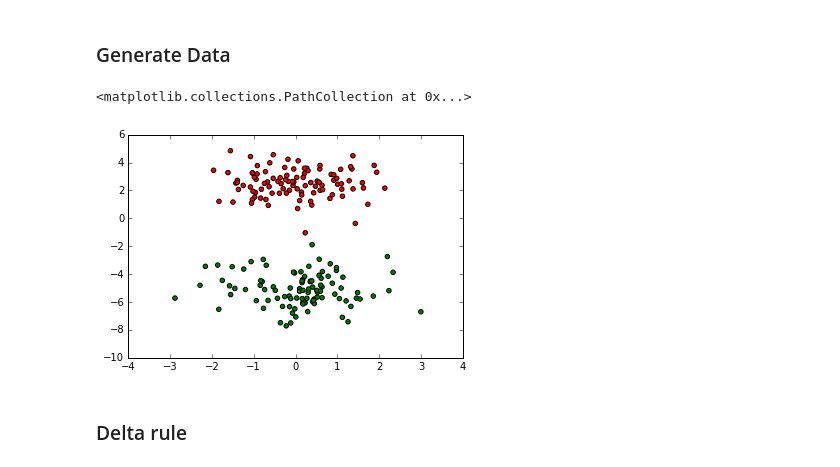
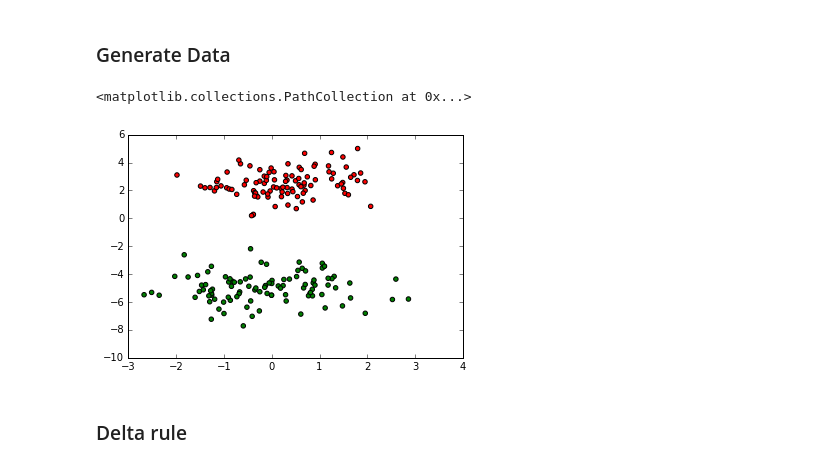
Before and after one commit to Styren/DD2437, a Jupyter notebook: Lab1.ipynb, the cells around one changed output. Drawn from its saved outputs; the diff is of its cells as text; code cells hidden in the pictures.

Commit message:
use this graph!

```diff
--- a/Lab1.ipynb
+++ b/Lab1.ipynb
@@ -111,12 +111,12 @@ def generate_super_nonlinear_data(trans = False):
         data = np.transpose(data)
     return data
 # %%
-data = generate_two_dim_data()
+data = generate_linear_data()
 colors = ['red','green']
 plt.scatter(x = data[:,0], y = data[:,1], c = data[:,-1], cmap=clr.ListedColormap(colors))
 # %% [output]
 <matplotlib.collections.PathCollection at 0x...>
-[figure, old version]
+[figure, new version]
 # %% [markdown]
 ### Delta rule
 # %%
```
Also changed, not shown: parts of 16 cells of this notebook.
